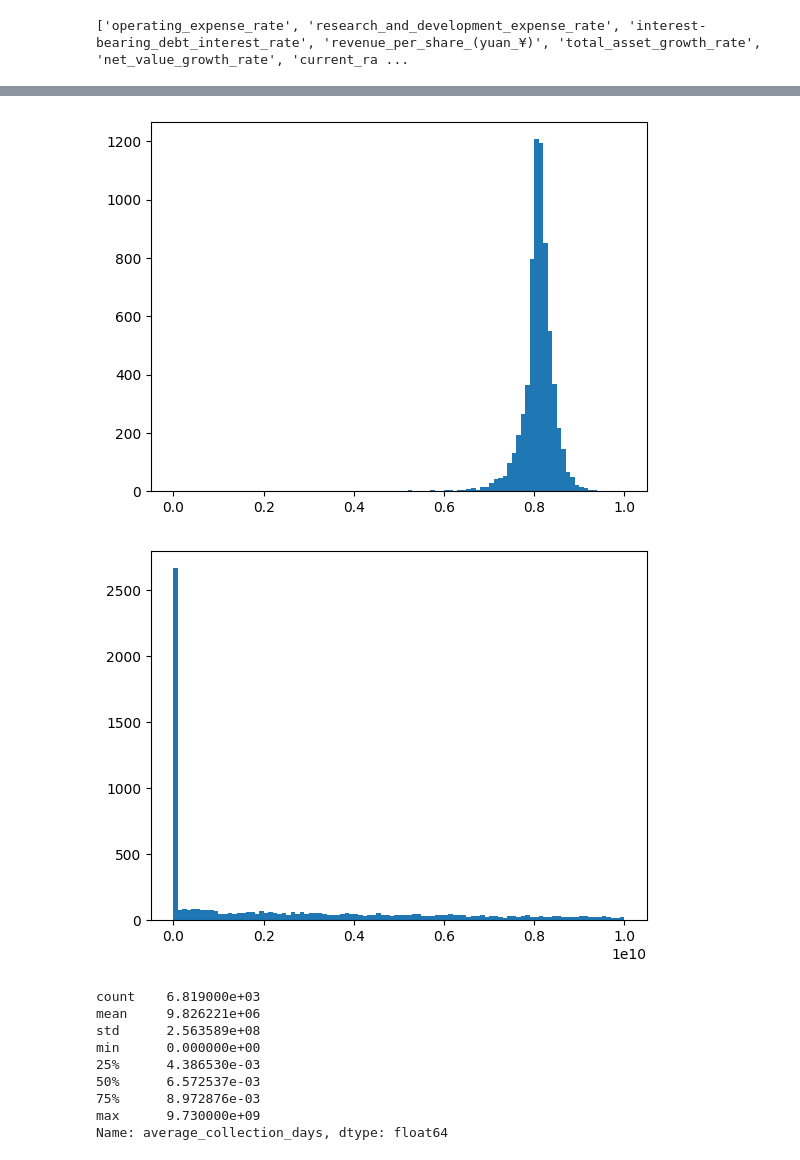
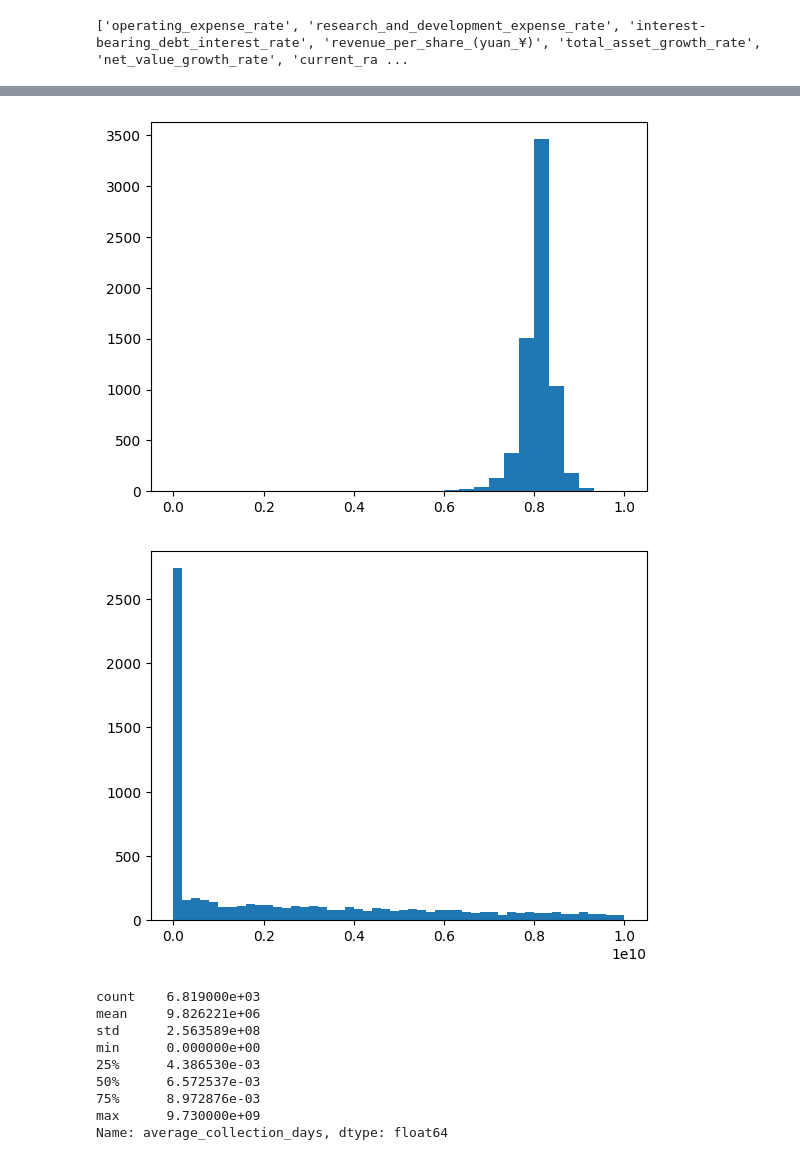
Before and after one commit to suchirmm/predictive_ml_, a Jupyter notebook: company_failure_prediction.ipynb, the cells around one changed output, grey strips where cells are left out. Drawn from its saved outputs; the diff is of its cells as text; code cells hidden in the pictures.

```diff
--- a/company_failure_prediction.ipynb
+++ b/company_failure_prediction.ipynb
@@ -232,15 +264,15 @@ df.head()
 | 3 | 1 | 0.399844 | 0.451265 | 0.457733 | 0.583541 | ... |
 | 4 | 1 | 0.465022 | 0.538432 | 0.522298 | 0.598783 | ... |
 # %%
-plt.hist(df['net_income_to_total_assets'], bins = 100)
+plt.hist(df['net_income_to_total_assets'], bins = 30)
 plt.show()
 # %% [output]
-[figure, old version]
+[figure, new version]
 # %%
-plt.hist(df['cash_turnover_rate'], bins = 100)
+plt.hist(df['cash_turnover_rate'], bins = 50)
 plt.show()
 # %% [output]
-[figure, old version]
+[figure, new version]
 # %%
 df.describe()['average_collection_days']
 # %% [output]
```
Also changed, not shown: parts of 7 cells of this notebook.
